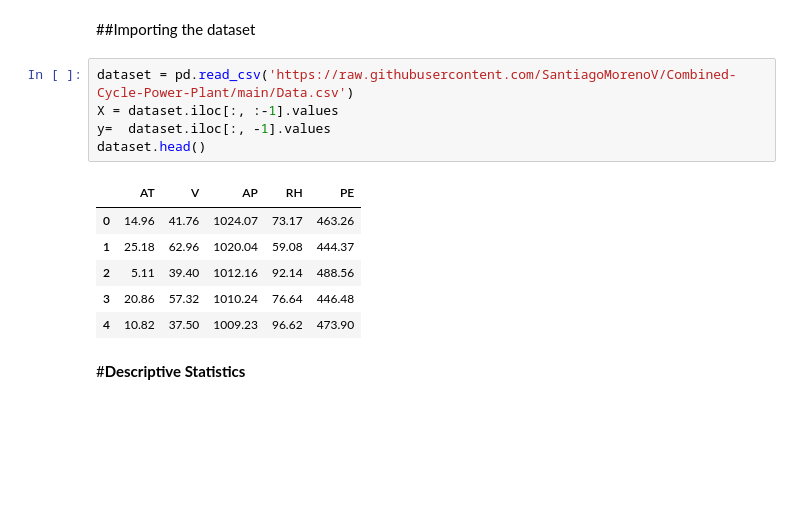
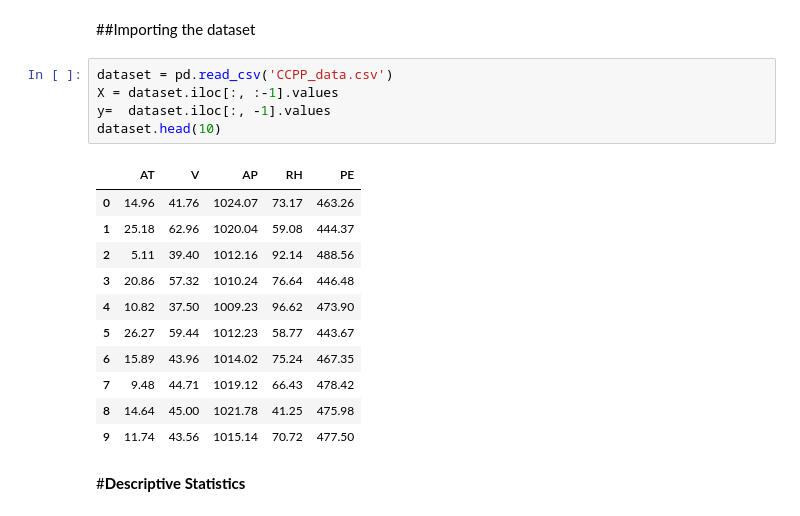
Before and after one commit to abhi9sri/coursera_ML_Foundations_for_Product_Managers, a Jupyter notebook: Combined_Cycle_Power_Plant_Dec_Tree_Reg.ipynb, the cells around one changed output. Saved outputs shown, nothing was run; the diff lists cells and outputs as text; blank space fills up the shorter version.

```diff
--- a/Combined_Cycle_Power_Plant_Dec_Tree_Reg.ipynb
+++ b/Combined_Cycle_Power_Plant_Dec_Tree_Reg.ipynb
@@ -28,17 +28,22 @@ import seaborn as sns
 # %% [markdown]
 ##Importing the dataset
 # %%
-dataset = pd.read_csv('https://raw.githubusercontent.com/SantiagoMorenoV/Combined-Cycle-Power-Plant/main/Data.csv')
+dataset = pd.read_csv('CCPP_data.csv')
 X = dataset.iloc[:, :-1].values
 y=  dataset.iloc[:, -1].values
-dataset.head()
+dataset.head(10)
 # %% [output]
 |  | AT | V | AP | RH | PE |
 | 0 | 14.96 | 41.76 | 1024.07 | 73.17 | 463.26 |
 | 1 | 25.18 | 62.96 | 1020.04 | 59.08 | 444.37 |
 | 2 | 5.11 | 39.40 | 1012.16 | 92.14 | 488.56 |
 | 3 | 20.86 | 57.32 | 1010.24 | 76.64 | 446.48 |
 | 4 | 10.82 | 37.50 | 1009.23 | 96.62 | 473.90 |
+| 5 | 26.27 | 59.44 | 1012.23 | 58.77 | 443.67 |
+| 6 | 15.89 | 43.96 | 1014.02 | 75.24 | 467.35 |
+| 7 | 9.48 | 44.71 | 1019.12 | 66.43 | 478.42 |
+| 8 | 14.64 | 45.00 | 1021.78 | 41.25 | 475.98 |
+| 9 | 11.74 | 43.56 | 1015.14 | 70.72 | 477.50 |
 # %% [markdown]
 #**Descriptive Statistics**
 # %%
```
Also changed, not shown: parts of 15 cells of this notebook.
